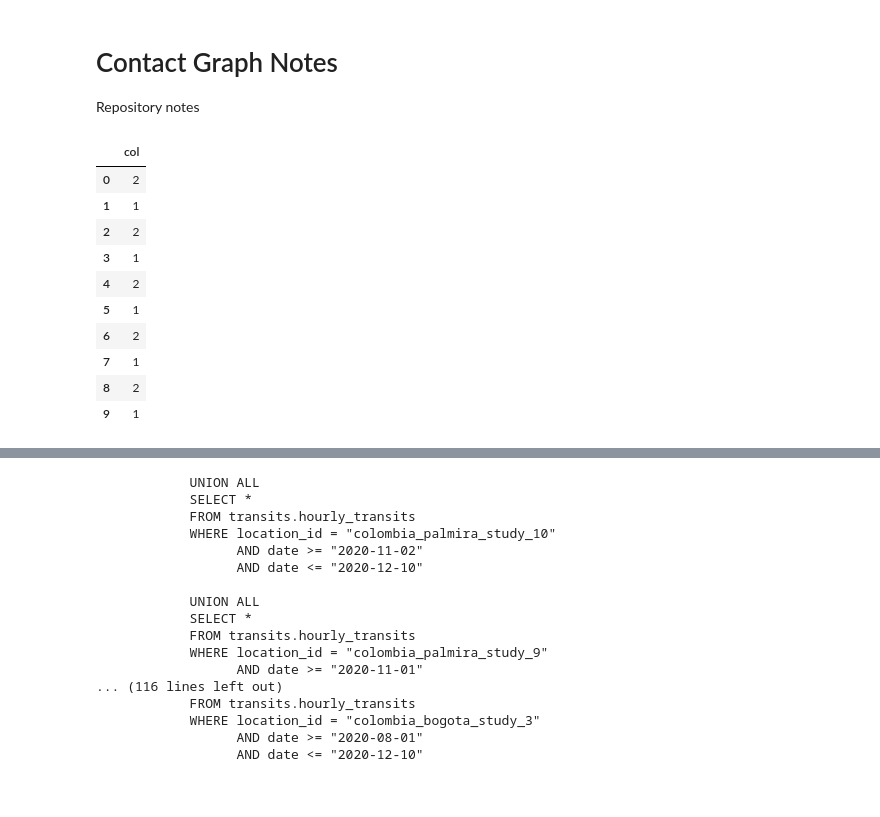
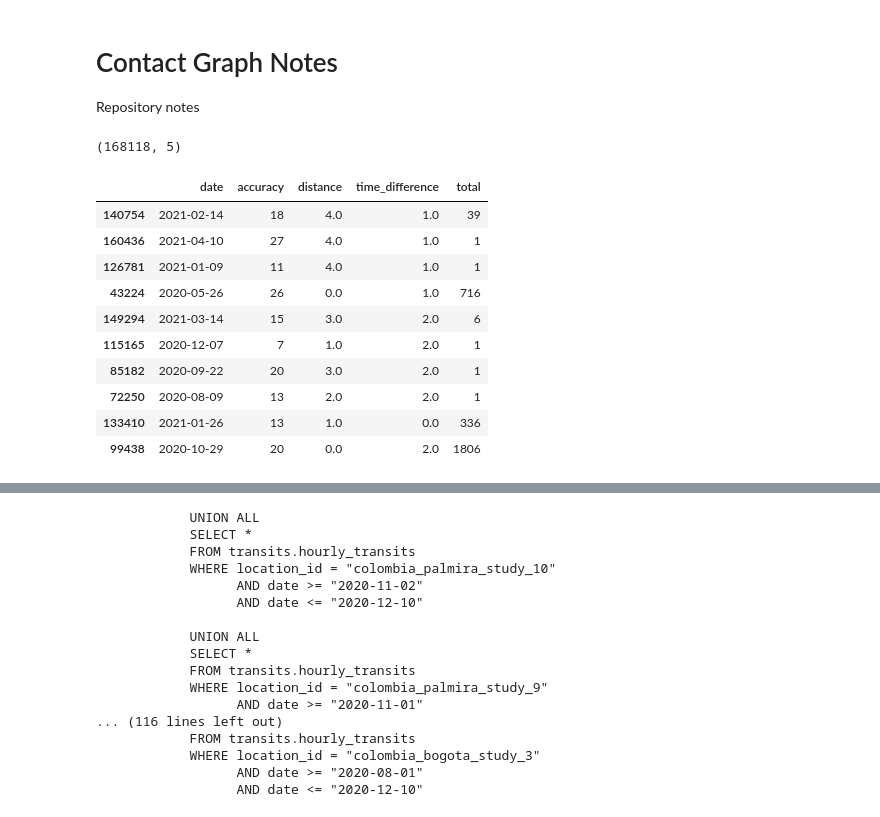
Before and after one commit to minigonche/covid_contact_graphs, a Jupyter notebook: Notes.ipynb, the cells around one changed output, grey strips where cells are left out. Drawn from its saved outputs; the diff is of its cells as text; code cells hidden in the pictures.

```diff
--- a/Notes.ipynb
+++ b/Notes.ipynb
@@ -6,18 +3,0 @@ import pandas as pd
-# %%
-df = pd.DataFrame({'col':[1,1,1,1,1,1,1,1,1,1]})
-sel = df.loc[[0,2,4,6,8]]
-
-df.loc[sel.index,'col'] = 2
-df
-# %% [output]
-|  | col |
-| 0 | 2 |
-| 1 | 1 |
-| 2 | 2 |
-| 3 | 1 |
-| 4 | 2 |
-| 5 | 1 |
-| 6 | 2 |
-| 7 | 1 |
-| 8 | 2 |
-| 9 | 1 |
@@ -23,0 +61,16 @@ df
+# %%
+print(df_contacts.shape)
+df_contacts.sample(10)
+# %% [output]
+(168118, 5)
+|  | date | accuracy | distance | time_difference | total |
+| 140754 | 2021-02-14 | 18 | 4.0 | 1.0 | 39 |
+| 160436 | 2021-04-10 | 27 | 4.0 | 1.0 | 1 |
+| 126781 | 2021-01-09 | 11 | 4.0 | 1.0 | 1 |
+| 43224 | 2020-05-26 | 26 | 0.0 | 1.0 | 716 |
+| 149294 | 2021-03-14 | 15 | 3.0 | 2.0 | 6 |
+| 115165 | 2020-12-07 | 7 | 1.0 | 2.0 | 1 |
+| 85182 | 2020-09-22 | 20 | 3.0 | 2.0 | 1 |
+| 72250 | 2020-08-09 | 13 | 2.0 | 2.0 | 1 |
+| 133410 | 2021-01-26 | 13 | 1.0 | 0.0 | 336 |
+| 99438 | 2020-10-29 | 20 | 0.0 | 2.0 | 1806 |
```
Also changed, not shown: parts of 10 cells of this notebook, 8 other files.
